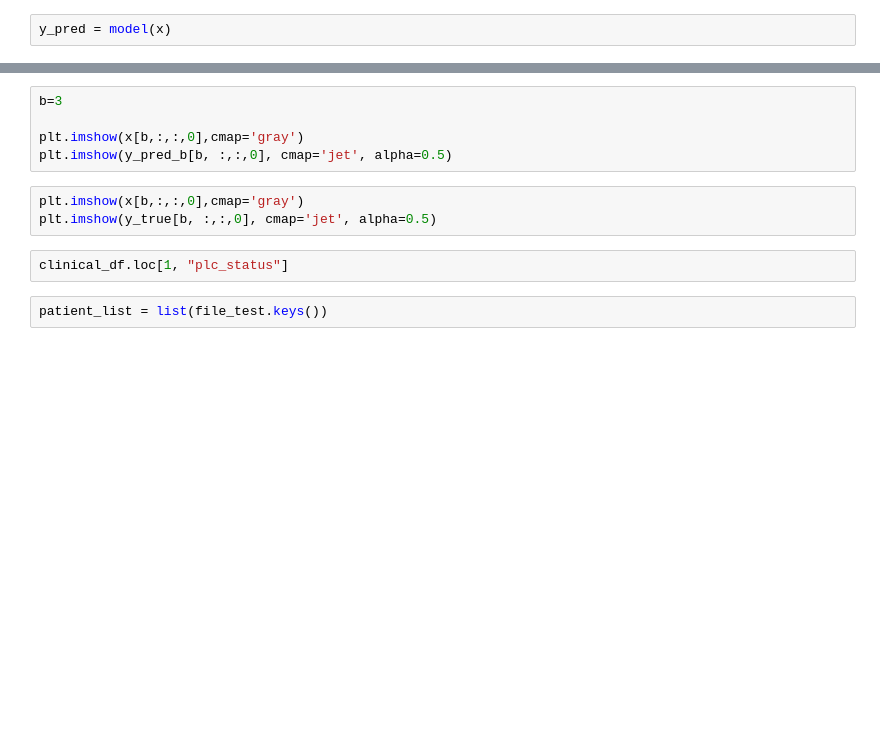
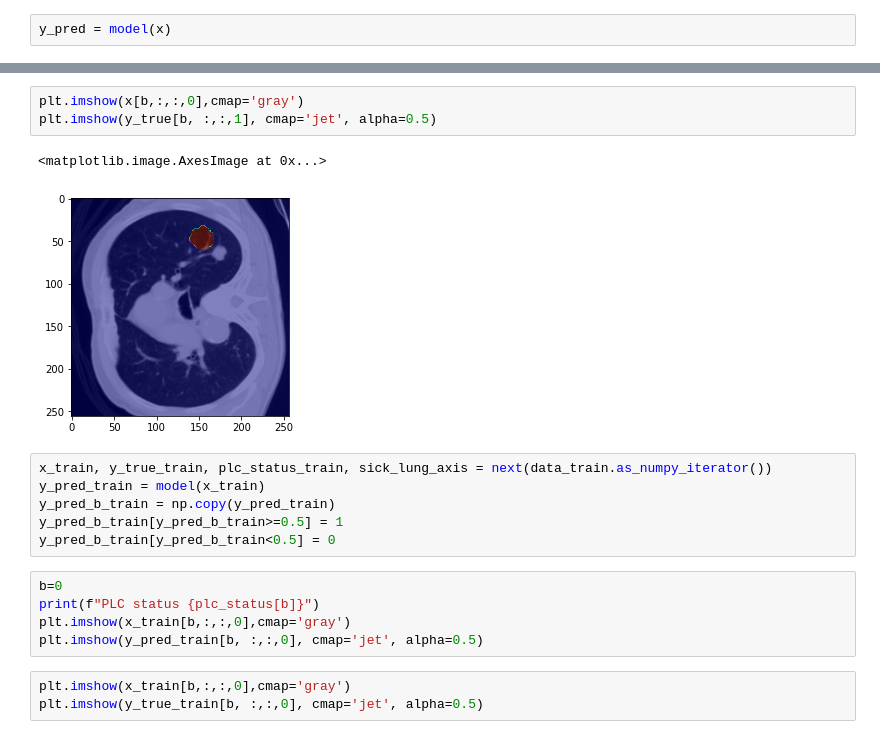
Before and after one commit to voreille/plc_seg, a Jupyter notebook: notebooks/check_model.ipynb, the cells around one changed output, grey strips where cells are left out. Cells and saved outputs as stored; diff of their text form; blank space fills up the shorter version.

```diff
--- a/notebooks/check_model.ipynb
+++ b/notebooks/check_model.ipynb
@@ -56,12 +75,20 @@ y_pred_b[y_pred_b<0.5] = 0
 # %%
-b=3
-
 plt.imshow(x[b,:,:,0],cmap='gray')
-plt.imshow(y_pred_b[b, :,:,0], cmap='jet', alpha=0.5)
+plt.imshow(y_true[b, :,:,1], cmap='jet', alpha=0.5)
+# %% [output]
+<matplotlib.image.AxesImage at 0x...>
+[figure, added]
+# %%
+x_train, y_true_train, plc_status_train, sick_lung_axis = next(data_train.as_numpy_iterator())
+y_pred_train = model(x_train)
+y_pred_b_train = np.copy(y_pred_train)
+y_pred_b_train[y_pred_b_train>=0.5] = 1
+y_pred_b_train[y_pred_b_train<0.5] = 0
+# %%
+b=0
+print(f"PLC status {plc_status[b]}")
+plt.imshow(x_train[b,:,:,0],cmap='gray')
+plt.imshow(y_pred_train[b, :,:,0], cmap='jet', alpha=0.5)
 # %%
-plt.imshow(x[b,:,:,0],cmap='gray')
-plt.imshow(y_true[b, :,:,0], cmap='jet', alpha=0.5)
+plt.imshow(x_train[b,:,:,0],cmap='gray')
+plt.imshow(y_true_train[b, :,:,0], cmap='jet', alpha=0.5)
-# %%
-clinical_df.loc[1, "plc_status"]
-# %%
-patient_list = list(file_test.keys())
```
Also changed, not shown: parts of 16 cells of this notebook, 11 other files.
